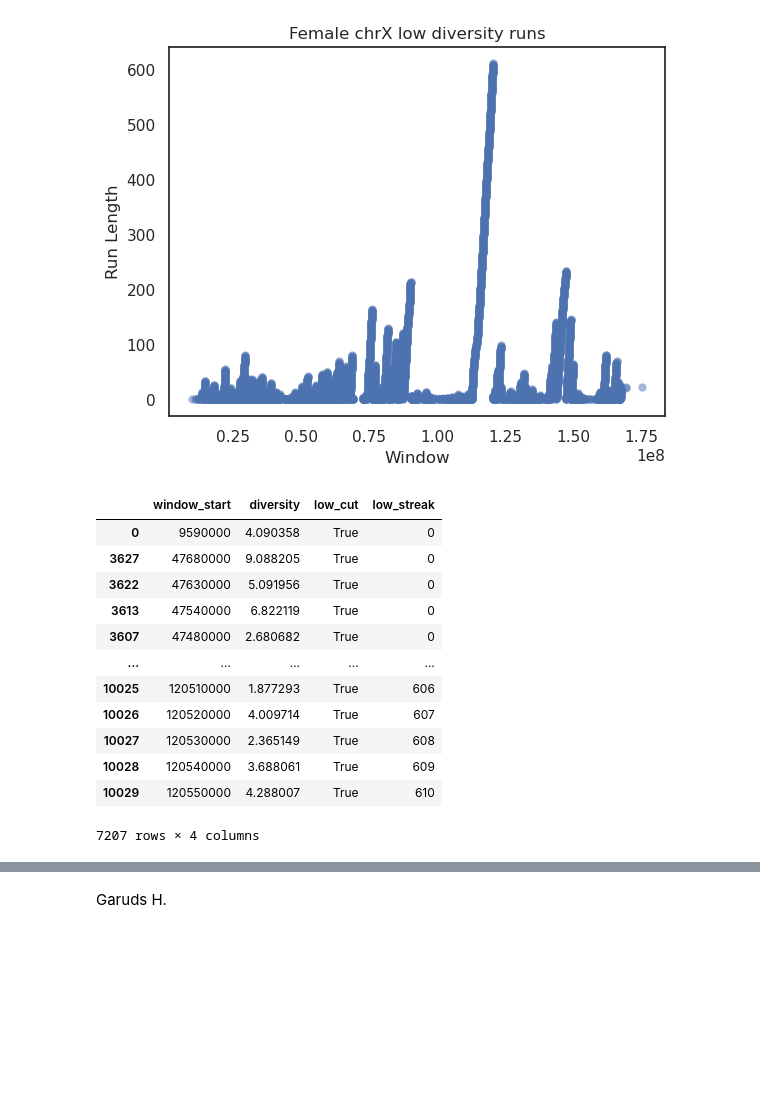
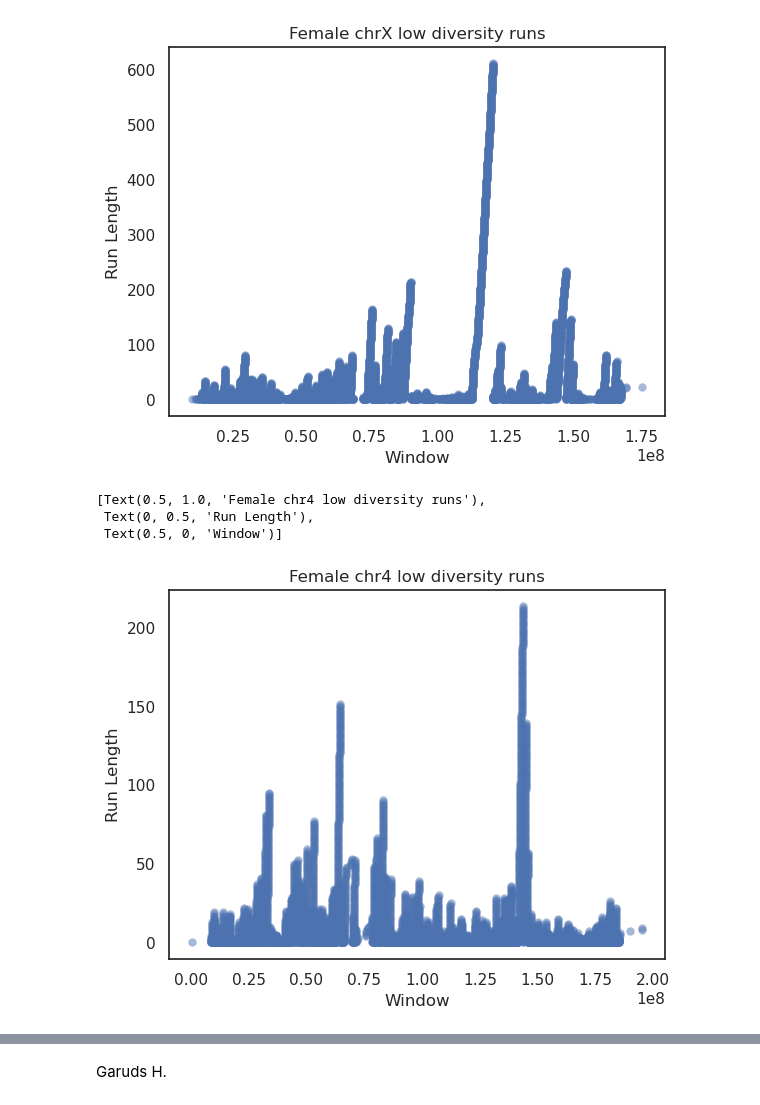
Before and after one commit to erikfogh/selection_primates, a Jupyter notebook: notebooks/pilot04_gorilla_window_diversity.ipynb, the cells around one changed output, grey strips where cells are left out. Saved outputs shown, nothing was run; the diff lists cells and outputs as text; code cells hidden in the pictures; blank space fills up the shorter version.

```diff
--- a/notebooks/pilot04_gorilla_window_diversity.ipynb
+++ b/notebooks/pilot04_gorilla_window_diversity.ipynb
@@ -301,19 +301,16 @@ g.set(title="Female chrX low diversity runs", ylabel="Run Length", xlabel="Windo
  Text(0, 0.5, 'Run Length'),
  Text(0.5, 0, 'Window')]
 [figure]
-# %%
-diversity_df.loc[diversity_df.low_cut == True].sort_values(by="low_streak")
-# %% [output]
-|  | window_start | diversity | low_cut | low_streak |
-| 0 | 9590000 | 4.090358 | True | 0 |
-| 3627 | 47680000 | 9.088205 | True | 0 |
-| 3622 | 47630000 | 5.091956 | True | 0 |
-| 3613 | 47540000 | 6.822119 | True | 0 |
-| 3607 | 47480000 | 2.680682 | True | 0 |
-| ... | ... | ... | ... | ... |
-| 10025 | 120510000 | 1.877293 | True | 606 |
-| 10026 | 120520000 | 4.009714 | True | 607 |
-| 10027 | 120530000 | 2.365149 | True | 608 |
-| 10028 | 120540000 | 3.688061 | True | 609 |
-| 10029 | 120550000 | 4.288007 | True | 610 |
-7207 rows × 4 columns
+# %%
+ds_sites4 = ds_sites.sel(windows=(ds_sites.window_contig == 3))
+# %%
+diversity_df = pd.DataFrame({"window_start": ds_sites4.w_s_bp, "diversity": ds_sites4.stat_diversity[:,1]})
+diversity_df["low_cut"] = diversity_df.diversity < np.quantile(ds_sites4.stat_diversity[:,1].values, 0.5)
+diversity_df["low_streak"] = [i for k, g in itertools.groupby(diversity_df["low_cut"]) for i in range(len(list(g)))]
+g = sns.scatterplot(diversity_df.loc[diversity_df.low_cut == True], x="window_start", y="low_streak", alpha=0.5, linewidth=0)
+g.set(title="Female chr4 low diversity runs", ylabel="Run Length", xlabel="Window")
+# %% [output]
+[Text(0.5, 1.0, 'Female chr4 low diversity runs'),
+ Text(0, 0.5, 'Run Length'),
+ Text(0.5, 0, 'Window')]
+[figure, added]
```
Also changed, not shown: parts of 6 cells of this notebook, 4 other files.
